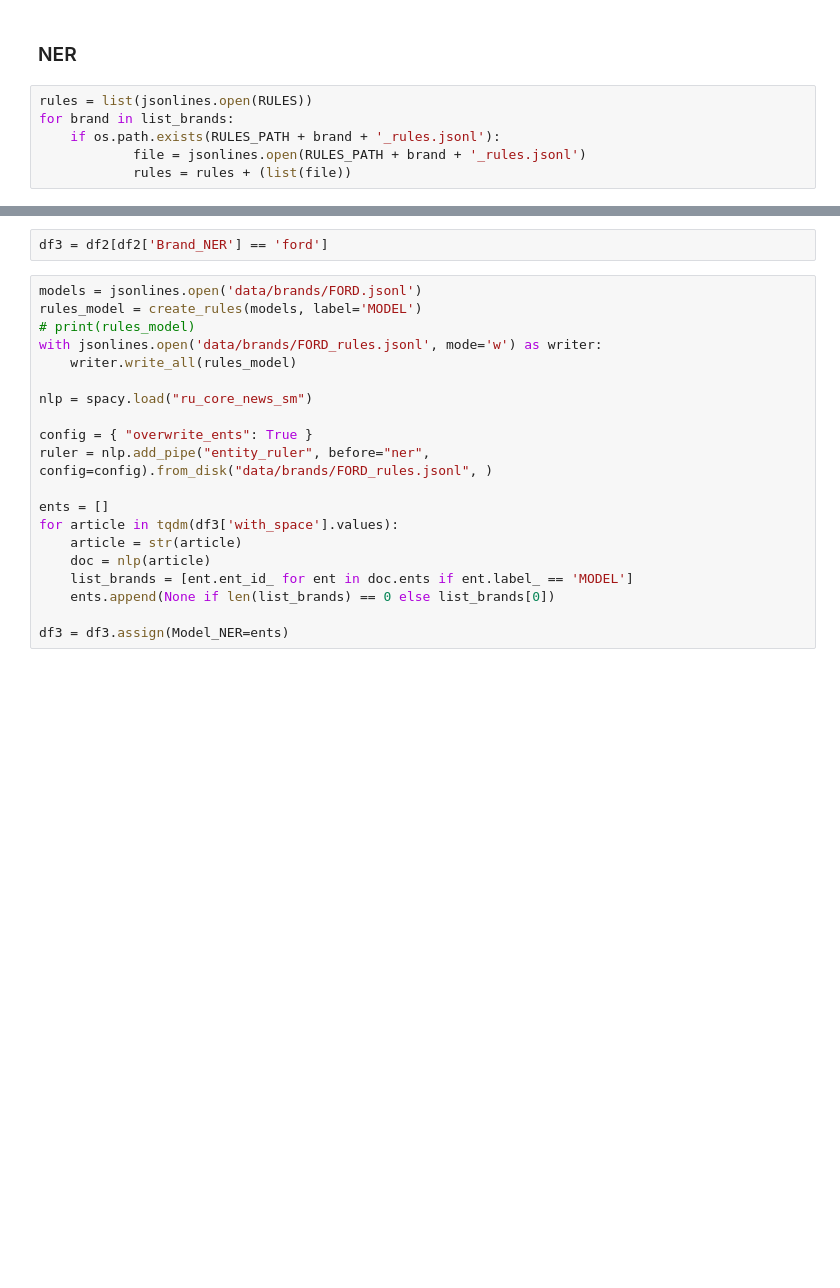
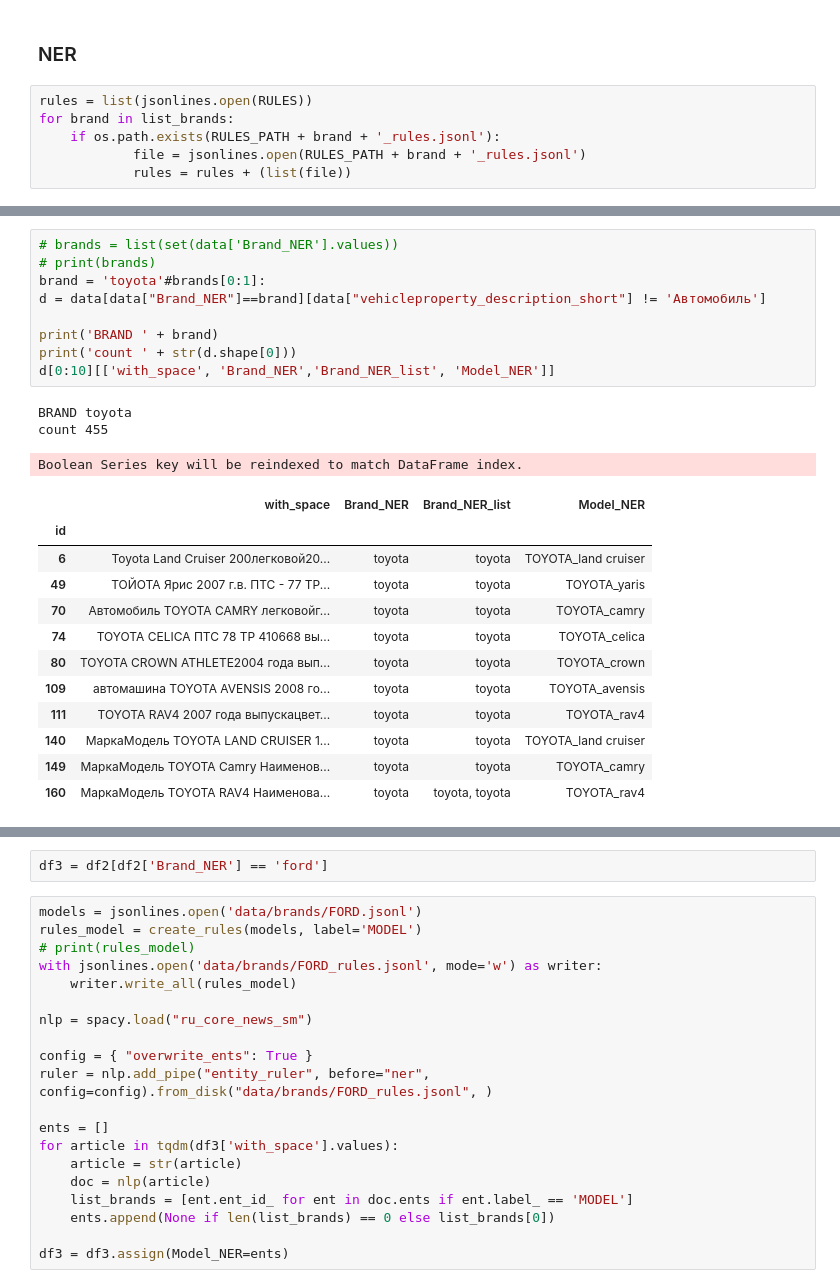
Before and after one commit to dumperize/autostat, a Jupyter notebook: index.ipynb, the cells around one changed output, grey strips where cells are left out. Cells and saved outputs as stored; diff of their text form; blank space fills up the shorter version.

```diff
--- a/index.ipynb
+++ b/index.ipynb
@@ -154 +128,26 @@ True     3930
 Name: Model_NER, dtype: int64
+# %%
+# brands = list(set(data['Brand_NER'].values))
+# print(brands)
+brand = 'toyota'#brands[0:1]:
+d = data[data["Brand_NER"]==brand][data["vehicleproperty_description_short"] != 'Автомобиль']
+
+print('BRAND ' + brand)
+print('count ' + str(d.shape[0]))
+d[0:10][['with_space', 'Brand_NER','Brand_NER_list', 'Model_NER']]
+# %% [output]
+BRAND toyota
+count 455
+Boolean Series key will be reindexed to match DataFrame index.
+|  | with_space | Brand_NER | Brand_NER_list | Model_NER |
+| id |  |  |  |  |
+| 6 | Toyota Land Cruiser 200легковой20... | toyota | toyota | TOYOTA_land cruiser |
+| 49 | ТОЙОТА Ярис 2007 г.в. ПТС - 77 ТР... | toyota | toyota | TOYOTA_yaris |
+| 70 | Автомобиль TOYOTA CAMRY легковойг... | toyota | toyota | TOYOTA_camry |
+| 74 | TOYOTA CELICA ПТС 78 ТР 410668 вы... | toyota | toyota | TOYOTA_celica |
+| 80 | TOYOTA CROWN ATHLETE2004 года вып... | toyota | toyota | TOYOTA_crown |
+| 109 | автомашина TOYOTA AVENSIS 2008 го... | toyota | toyota | TOYOTA_avensis |
+| 111 | TOYOTA RAV4 2007 года выпускацвет... | toyota | toyota | TOYOTA_rav4 |
+| 140 | МаркаМодель TOYOTA LAND CRUISER 1... | toyota | toyota | TOYOTA_land cruiser |
+| 149 | МаркаМодель TOYOTA Camry Наименов... | toyota | toyota | TOYOTA_camry |
+| 160 | МаркаМодель TOYOTA RAV4 Наименова... | toyota | toyota, toyota | TOYOTA_rav4 |
```
Also changed, not shown: parts of 10 cells of this notebook, 11 other files.
